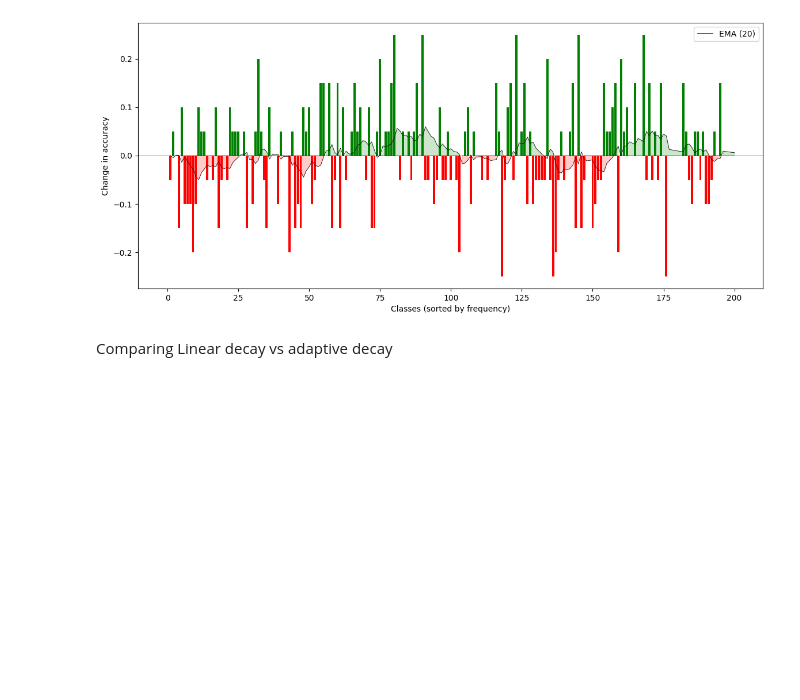
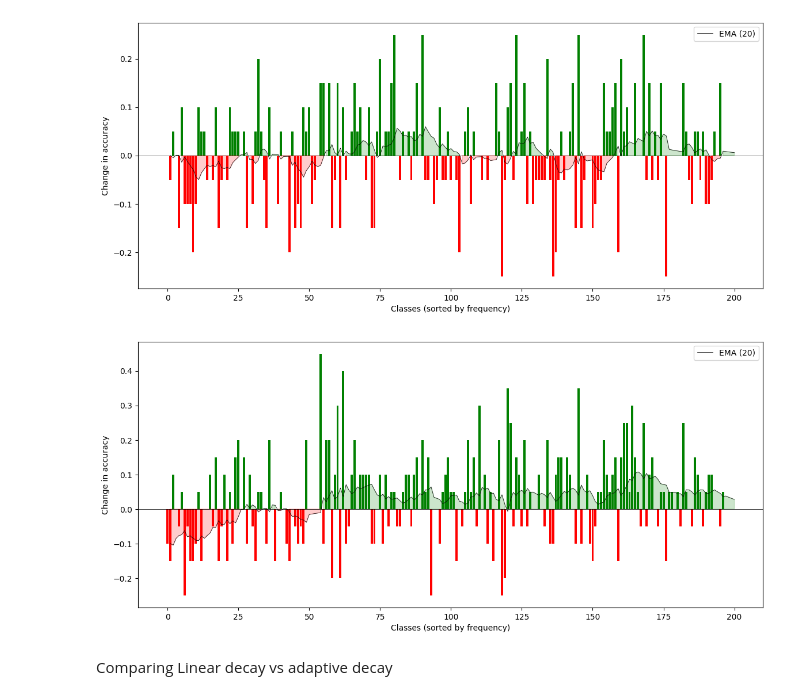
Before and after one commit to Self-Supervised-Learning-CS685/ssl-evaluation, a Jupyter notebook: inference_results.ipynb, the cells around one changed output. Cells and saved outputs as stored; diff of their text form; code cells hidden in the pictures; blank space fills up the shorter version.

```diff
--- a/inference_results.ipynb
+++ b/inference_results.ipynb
@@ -116,6 +117,12 @@ NEW_FILE = "results/semi_fungi_PL_global_adaptive_thres/test/pl.txt"
 plot_difference(BASELINE_FILE, NEW_FILE, sorted_labels)
 # %% [output]
 [figure]
+# %%
+BASELINE_FILE = "results/semi_fungi_PL_in_thres_80/test/pl.txt"
+NEW_FILE = "results/semi_fungi_PL_mean_adaptive/test/pl.txt"
+plot_difference(BASELINE_FILE, NEW_FILE, sorted_labels)
+# %% [output]
+[figure, added]
 # %% [markdown]
 Comparing Linear decay vs adaptive decay
 # %%
```
Also changed, not shown: parts of 2 cells of this notebook, 6 other files.
